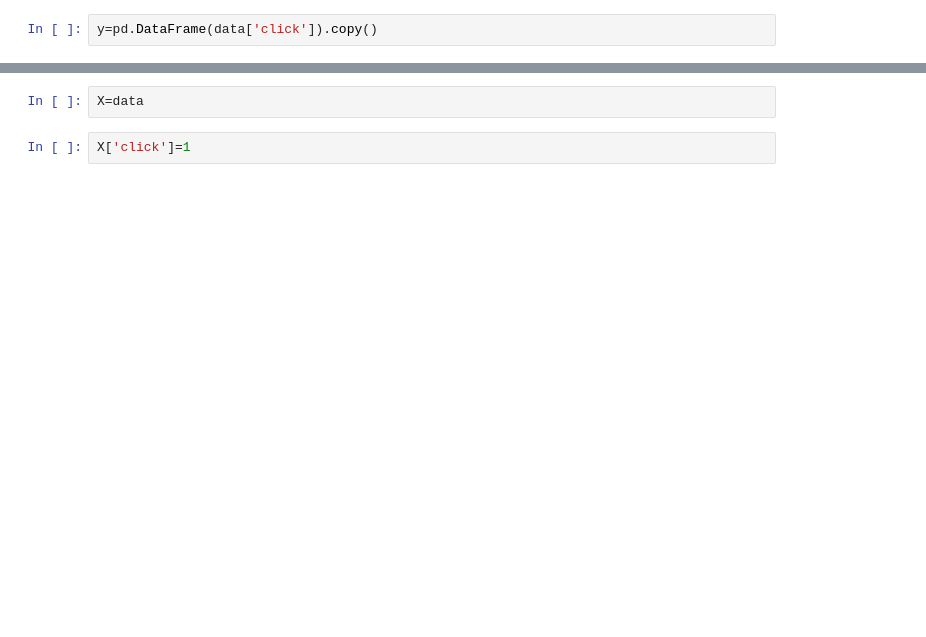
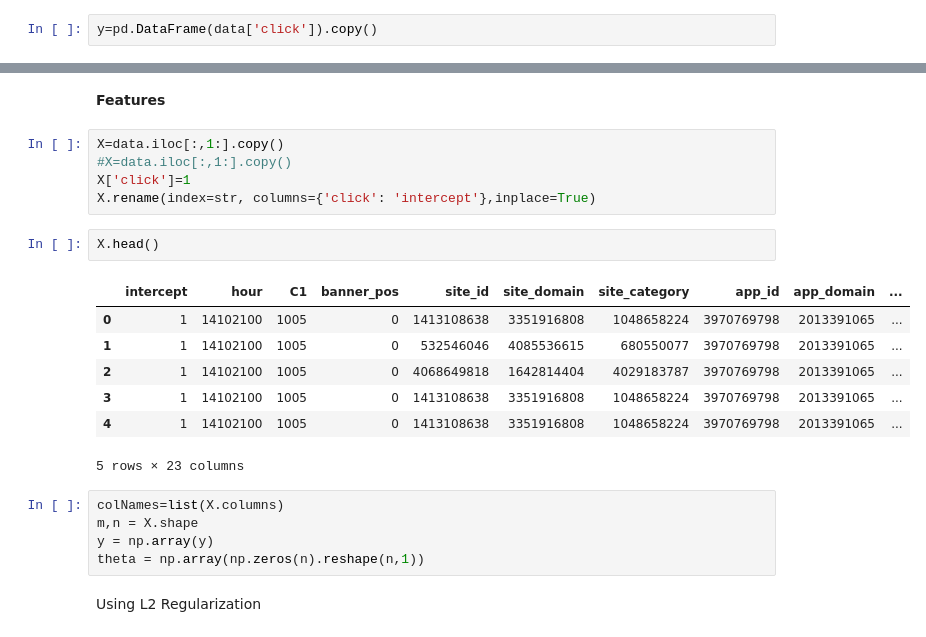
Before and after one commit to pmleffers/ClickRate, a Jupyter notebook: Click-Through Prediction Data.ipynb, the cells around one changed output, grey strips where cells are left out. Cells and saved outputs as stored; diff of their text form; blank space fills up the shorter version.

```diff
--- a/Click-Through Prediction Data.ipynb
+++ b/Click-Through Prediction Data.ipynb
@@ -87,4 +258,24 @@ y=pd.DataFrame(data['click']).copy()
+# %% [markdown]
+**Features**
+# %%
+X=data.iloc[:,1:].copy()
+#X=data.iloc[:,1:].copy()
+X['click']=1
+X.rename(index=str, columns={'click': 'intercept'},inplace=True)
 # %%
-X=data
+X.head()
+# %% [output]
+|  | intercept | hour | C1 | banner_pos | site_id | site_domain | site_category | app_id | app_domain | ... |
+| 0 | 1 | 14102100 | 1005 | 0 | 1413108638 | 3351916808 | 1048658224 | 3970769798 | 2013391065 | ... |
+| 1 | 1 | 14102100 | 1005 | 0 | 532546046 | 4085536615 | 680550077 | 3970769798 | 2013391065 | ... |
+| 2 | 1 | 14102100 | 1005 | 0 | 4068649818 | 1642814404 | 4029183787 | 3970769798 | 2013391065 | ... |
+| 3 | 1 | 14102100 | 1005 | 0 | 1413108638 | 3351916808 | 1048658224 | 3970769798 | 2013391065 | ... |
+| 4 | 1 | 14102100 | 1005 | 0 | 1413108638 | 3351916808 | 1048658224 | 3970769798 | 2013391065 | ... |
+5 rows × 23 columns
-# %%
-X['click']=1
+# %%
+colNames=list(X.columns)
+m,n = X.shape
+y = np.array(y)
+theta = np.array(np.zeros(n).reshape(n,1))
+# %% [markdown]
+Using L2 Regularization
```
Also changed, not shown: parts of 58 cells of this notebook.
